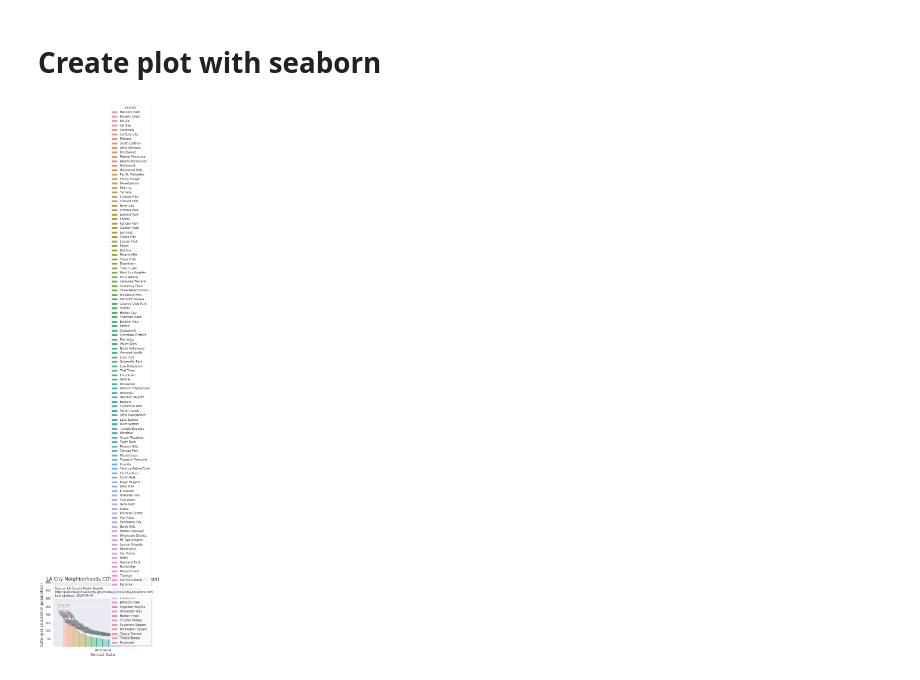
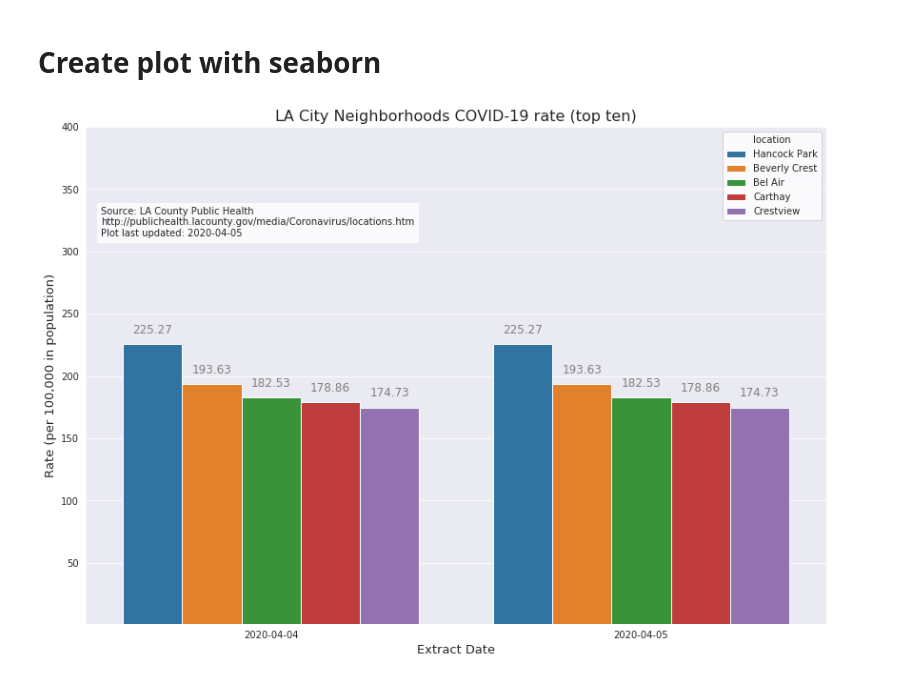
Before and after one commit to pattyjula/COVID-plots, a Jupyter notebook: lacounty_v1.ipynb, the cells around one changed output. Drawn from its saved outputs; the diff is of its cells as text; code cells hidden in the pictures.

```diff
--- a/lacounty_v1.ipynb
+++ b/lacounty_v1.ipynb
@@ -174,4 +188,7 @@ df.head()
 # %%
 #df['Date'] = df["Date"].apply(pd.to_datetime,format='%Y-%m-%d')
 df['Date'] = pd.to_datetime(df['Date']).dt.date
-#df = df.nlargest(10, 'rate')
+#df = df.sort_values('Date').nlargest(10, 'rate')
+df2 = df.nlargest(10, ['rate'])
+
+df2.head(20)
@@ -181,37 +210,37 @@ df['Date'] = pd.to_datetime(df['Date']).dt.date
 #sns.set(style="whitegrid")
 sns.set_style('darkgrid')
 fig, ax = plt.subplots()
 rcParams['figure.figsize'] = 11.7,8.27
 sns.set_style("ticks", {"xtick.major.size": 8, "ytick.major.size": 8})
 rcParams['figure.figsize'] = 11.7,8.27
-sns.barplot(x="Date", y="rate", hue= 'location', data=df)#,hue_order=pd.value_counts(df['rate']).iloc[:10])#, palette ="bright")#, color= 'Set2')
+sns.barplot(x="Date", y="rate", hue= 'location', data=df2)#,hue_order=pd.value_counts(df['rate']).iloc[:10])#, palette ="bright")#, color= 'Set2')
 sns.set_style("ticks", {"xtick.major.size": 8, "ytick.major.size": 8})
 # Annotate bars
 for p in ax.patches:
     #y = int("count")
     ax.annotate("%.2f" % p.get_height(), (p.get_x() + p.get_width() / 2, p.get_height()),
         ha='center', va='center', fontsize=12, color='gray', xytext=(0, 15),
         textcoords='offset points')
 #sns.set_ylabels("")
 plt.xlabel("Extract Date", size = 13)
 plt.ylabel("Rate (per 100,000 in population)", size = 13)
 #plt.yscale('log')
 plt.title("LA City Neighborhoods COVID-19 rate (top ten)", size = 16)
 # bar lot
 plt.ylim(1,400)
 plt.tight_layout()
 source_txt = """Source: LA County Public Health
 http://publichealth.lacounty.gov/media/Coronavirus/locations.htm
-Last updated: """
-last_date = df["Date"].max()
+Plot last updated: """
+last_date = df2["Date"].max()
 source_txt += last_date.strftime("%Y-%m-%d")
 plt.figtext(0.02, 0.78, source_txt,transform=ax.transAxes,
         bbox=dict(facecolor='white', alpha=0.8))
 , horizontalalignment='right')
 plt.savefig('neighborhood.png', dpi=400)
 plt.show()
 # %% [output]
-[figure, old version]
+[figure, new version]
 # %%
 import geopandas
 #url = "http://s3-us-west-2.amazonaws.com/boundaries.latimes.com/archive/1.0/boundary-set/la-county-neighborhoods-current.geojson"
```
Also changed, not shown: parts of 11 cells of this notebook.
